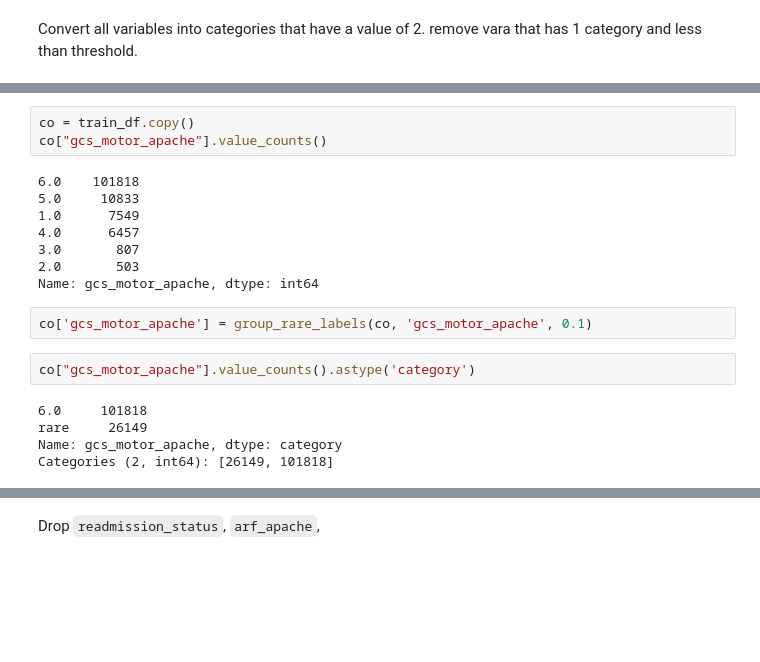
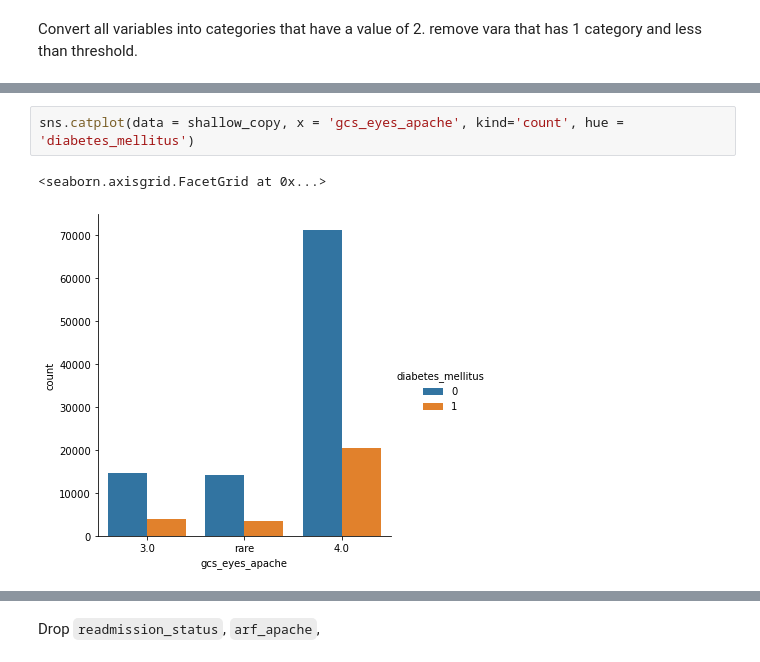
Before and after one commit to salma71/WiDS_kaggle_competition, a Jupyter notebook: data-processing .ipynb, the cells around one changed output, grey strips where cells are left out. Cells and saved outputs as stored; diff of their text form; blank space fills up the shorter version.

```diff
--- a/data-processing .ipynb
+++ b/data-processing .ipynb
@@ -402,21 +421,6 @@ for var in discrete:
-# %%
-co = train_df.copy()
-co["gcs_motor_apache"].value_counts()
-# %% [output]
-6.0    101818
-5.0     10833
-1.0      7549
-4.0      6457
-3.0       807
-2.0       503
-Name: gcs_motor_apache, dtype: int64
-# %%
-co['gcs_motor_apache'] = group_rare_labels(co, 'gcs_motor_apache', 0.1)
-# %%
-co["gcs_motor_apache"].value_counts().astype('category')
-# %% [output]
-6.0     101818
-rare     26149
-Name: gcs_motor_apache, dtype: category
-Categories (2, int64): [26149, 101818]
+# %%
+sns.catplot(data = shallow_copy, x = 'gcs_eyes_apache', kind='count', hue = 'diabetes_mellitus')
+# %% [output]
+<seaborn.axisgrid.FacetGrid at 0x...>
+[figure, added]
 # %%
```
Also changed, not shown: parts of 27 cells of this notebook.
